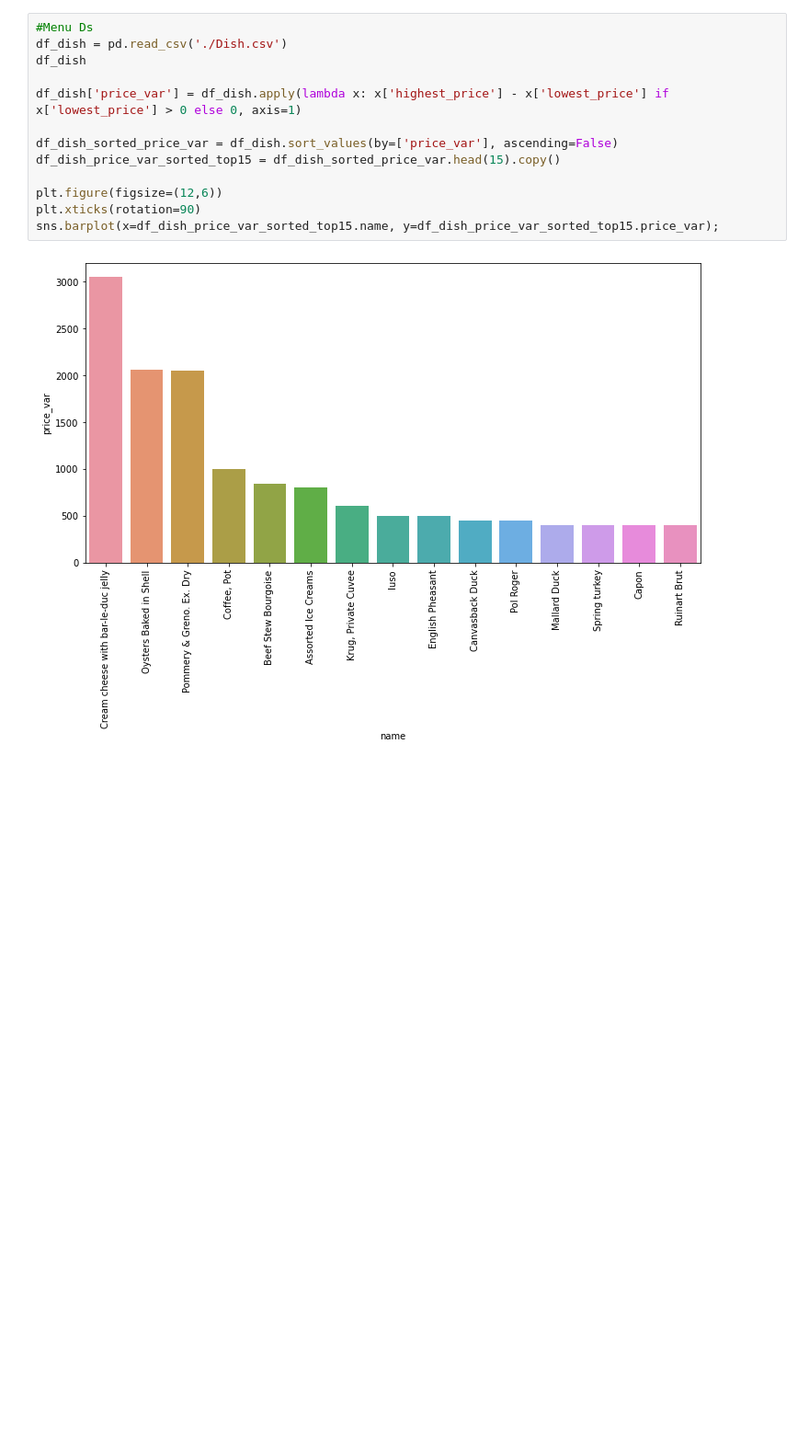
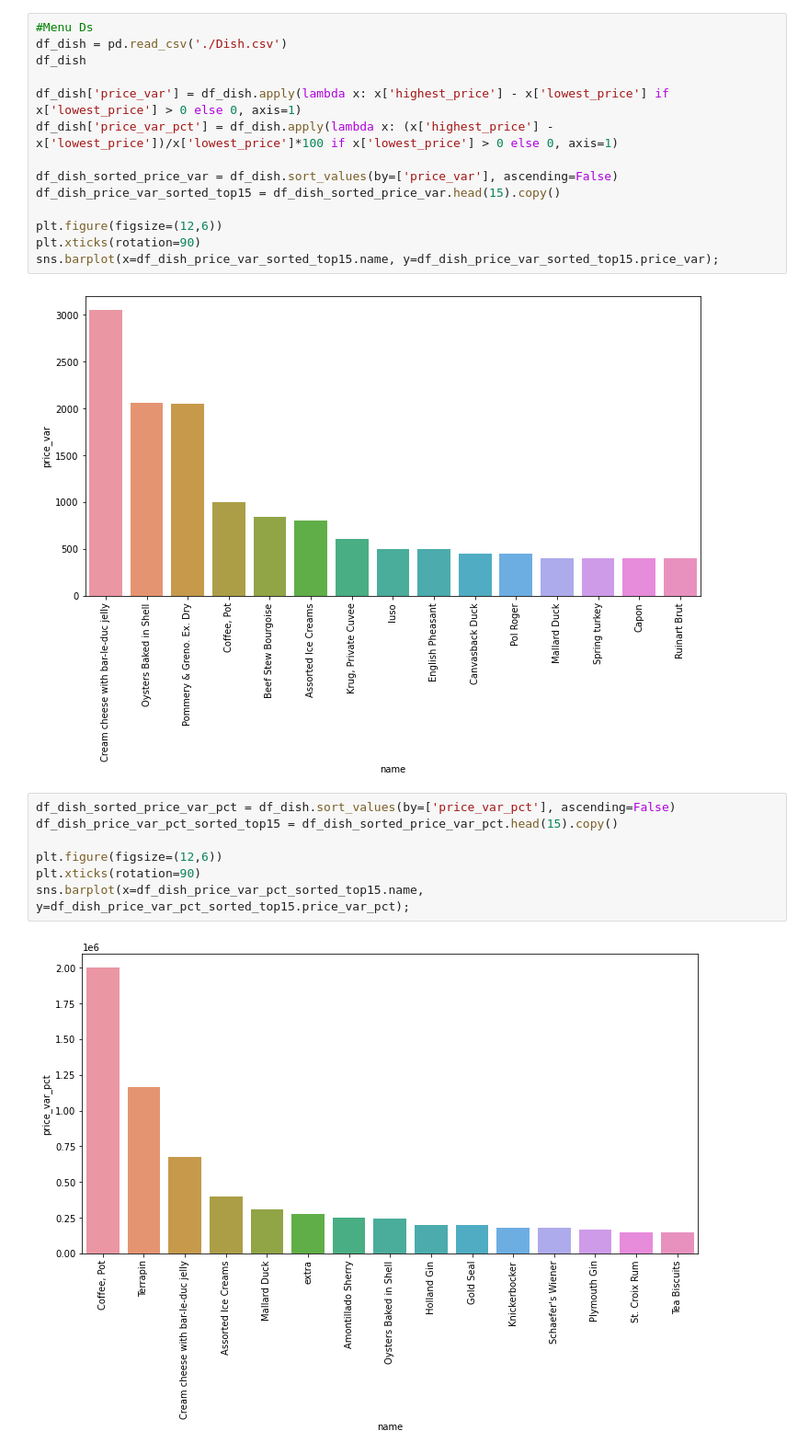
Before and after one commit to brenohalabi/projeto2-whats-in-menu, a Jupyter notebook: top-dishs-price-variation.ipynb, the cells around one changed output. Shown at 92% size. Cells and saved outputs as stored; diff of their text form; blank space fills up the shorter version.

Commit message:
+ including price variation percent + fixed price for using price average on price and appearing variation. + created cumulative appearing over year transformation + created cumulative appearing 3D graph + created 4D graphs for appearing variation and cumulative appearing

```diff
--- a/top-dishs-price-variation.ipynb
+++ b/top-dishs-price-variation.ipynb
@@ -9,6 +9,7 @@ df_dish = pd.read_csv('./Dish.csv')
 df_dish
 
 df_dish['price_var'] = df_dish.apply(lambda x: x['highest_price'] - x['lowest_price'] if x['lowest_price'] > 0 else 0, axis=1)
+df_dish['price_var_pct'] = df_dish.apply(lambda x: (x['highest_price'] - x['lowest_price'])/x['lowest_price']*100 if x['lowest_price'] > 0 else 0, axis=1)
 
 df_dish_sorted_price_var = df_dish.sort_values(by=['price_var'], ascending=False)
 df_dish_price_var_sorted_top15 = df_dish_sorted_price_var.head(15).copy()
@@ -18,3 +19,12 @@ plt.xticks(rotation=90)
 sns.barplot(x=df_dish_price_var_sorted_top15.name, y=df_dish_price_var_sorted_top15.price_var);
 # %% [output]
 [figure]
+# %%
+df_dish_sorted_price_var_pct = df_dish.sort_values(by=['price_var_pct'], ascending=False)
+df_dish_price_var_pct_sorted_top15 = df_dish_sorted_price_var_pct.head(15).copy()
+
+plt.figure(figsize=(12,6))
+plt.xticks(rotation=90)
+sns.barplot(x=df_dish_price_var_pct_sorted_top15.name, y=df_dish_price_var_pct_sorted_top15.price_var_pct);
+# %% [output]
+[figure, added]
```
